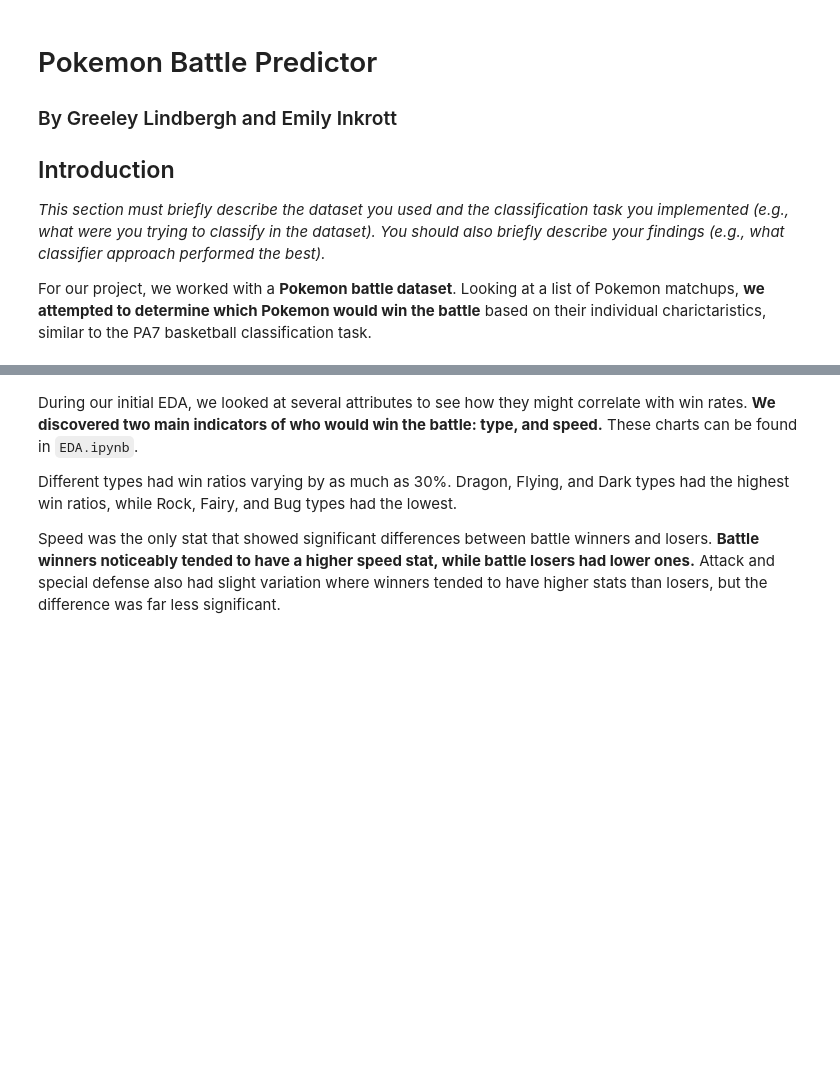
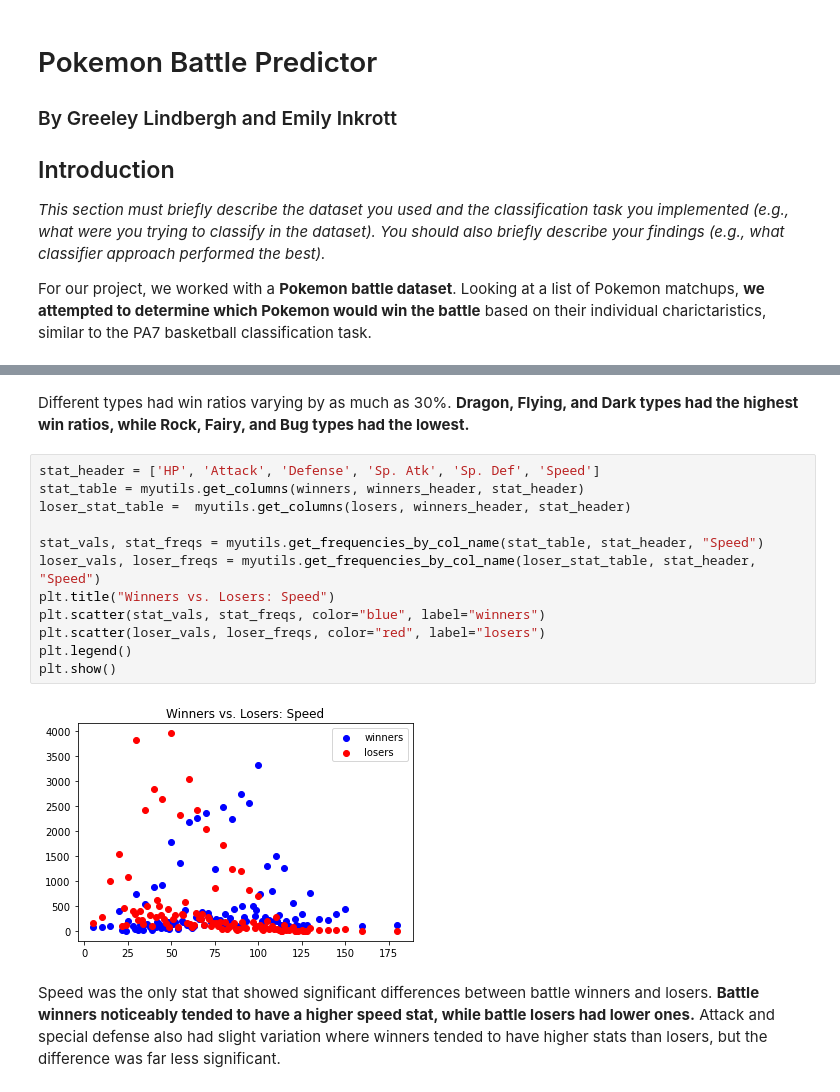
Before and after one commit to emilyinkrott/322-project, a Jupyter notebook: technical_report.ipynb, the cells around one changed output, grey strips where cells are left out. Cells and saved outputs as stored; diff of their text form; blank space fills up the shorter version.

```diff
--- a/technical_report.ipynb
+++ b/technical_report.ipynb
@@ -29,6 +124,18 @@ The following attributes are in `pokemon_combats_advantage.csv`:
+# %% [markdown]
+Different types had win ratios varying by as much as 30%. **Dragon, Flying, and Dark types had the highest win ratios, while Rock, Fairy, and Bug types had the lowest.**
+# %%
+stat_header = ['HP', 'Attack', 'Defense', 'Sp. Atk', 'Sp. Def', 'Speed']
+stat_table = myutils.get_columns(winners, winners_header, stat_header)
+loser_stat_table =  myutils.get_columns(losers, winners_header, stat_header)
+
+stat_vals, stat_freqs = myutils.get_frequencies_by_col_name(stat_table, stat_header, "Speed")
+loser_vals, loser_freqs = myutils.get_frequencies_by_col_name(loser_stat_table, stat_header, "Speed")
+plt.title("Winners vs. Losers: Speed")
+plt.scatter(stat_vals, stat_freqs, color="blue", label="winners")
+plt.scatter(loser_vals, loser_freqs, color="red", label="losers")
+plt.legend()
+plt.show()
+# %% [output]
+[figure, added]
 # %% [markdown]
-During our initial EDA, we looked at several attributes to see how they might correlate with win rates. **We discovered two main indicators of who would win the battle: type, and speed.** These charts can be found in `EDA.ipynb`.
-
-Different types had win ratios varying by as much as 30%. Dragon, Flying, and Dark types had the highest win ratios, while Rock, Fairy, and Bug types had the lowest.
-
 Speed was the only stat that showed significant differences between battle winners and losers. **Battle winners noticeably tended to have a higher speed stat, while battle losers had lower ones.** Attack and special defense also had slight variation where winners tended to have higher stats than losers, but the difference was far less significant.
```
Also changed, not shown: parts of 5 cells of this notebook.
